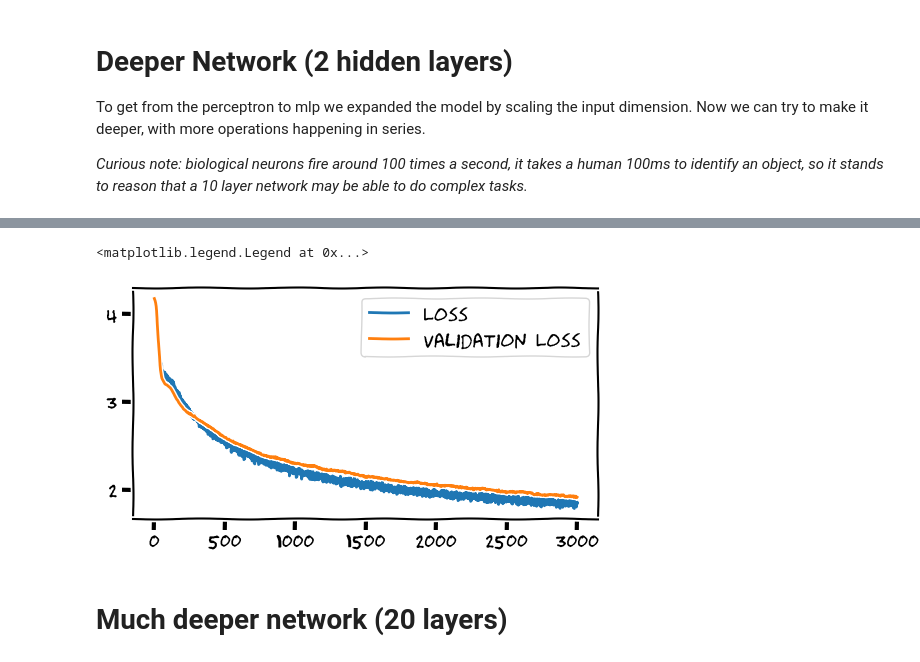
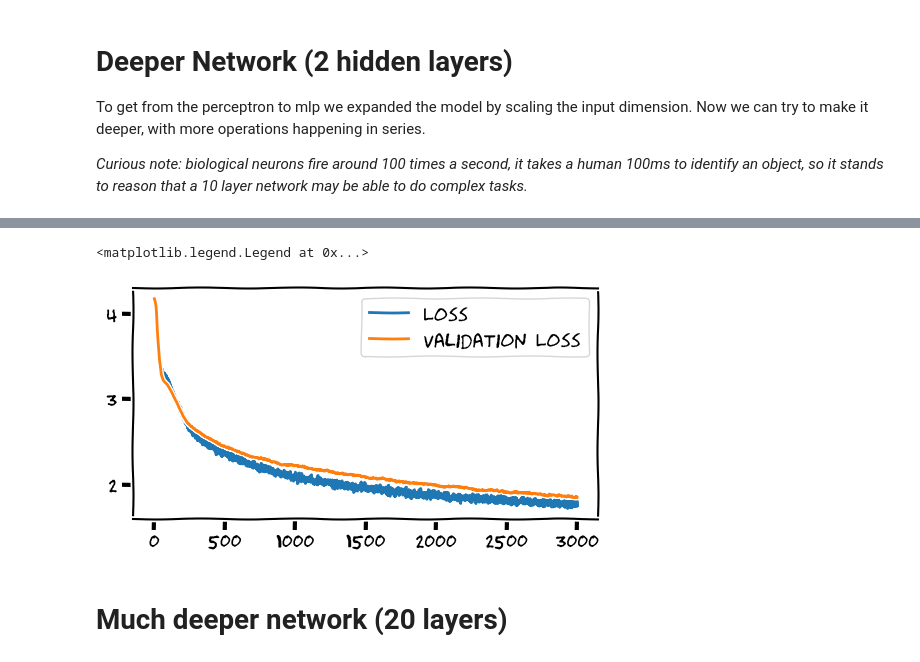
Before and after one commit to LucaM185/GPTs-from-scratch, a Jupyter notebook: 5 - DeepNets.ipynb, the cells around one changed output, grey strips where cells are left out. Cells and saved outputs as stored; diff of their text form; code cells hidden in the pictures.

```diff
--- a/5 - DeepNets.ipynb
+++ b/5 - DeepNets.ipynb
@@ -62,7 +62,7 @@ class Model(nn.Module):
         return self.fc2(x)
 
 device = torch.device("cuda" if torch.cuda.is_available() else "cpu")
-model = Model(emb_size=10, hidden_size=128, n_layers=2).to(device)
+model = Model(emb_size=16, hidden_size=128, n_layers=2).to(device)
 print(f"Millions of parameters: {sum(p.numel() for p in model.parameters())/1e6:.2f}")
 
 epochs = 3000
@@ -110,5 +110,5 @@ Epoch 2700 - Loss: 1.853
 <matplotlib.legend.Legend at 0x...>
-[figure, old version]
+[figure, new version]
 # %% [markdown]
 # Much deeper network (20 layers)
 # %%
```
Also changed, not shown: parts of 8 cells of this notebook, 8 other files.
